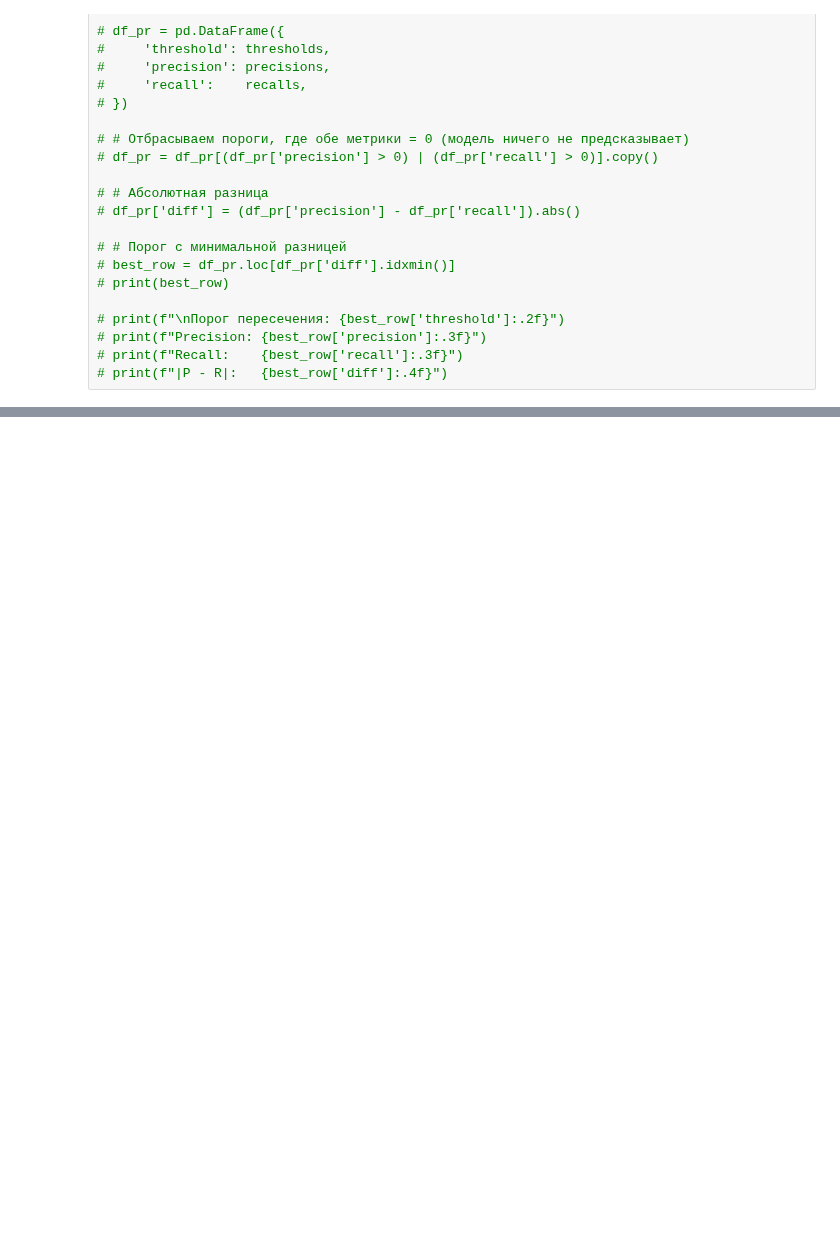
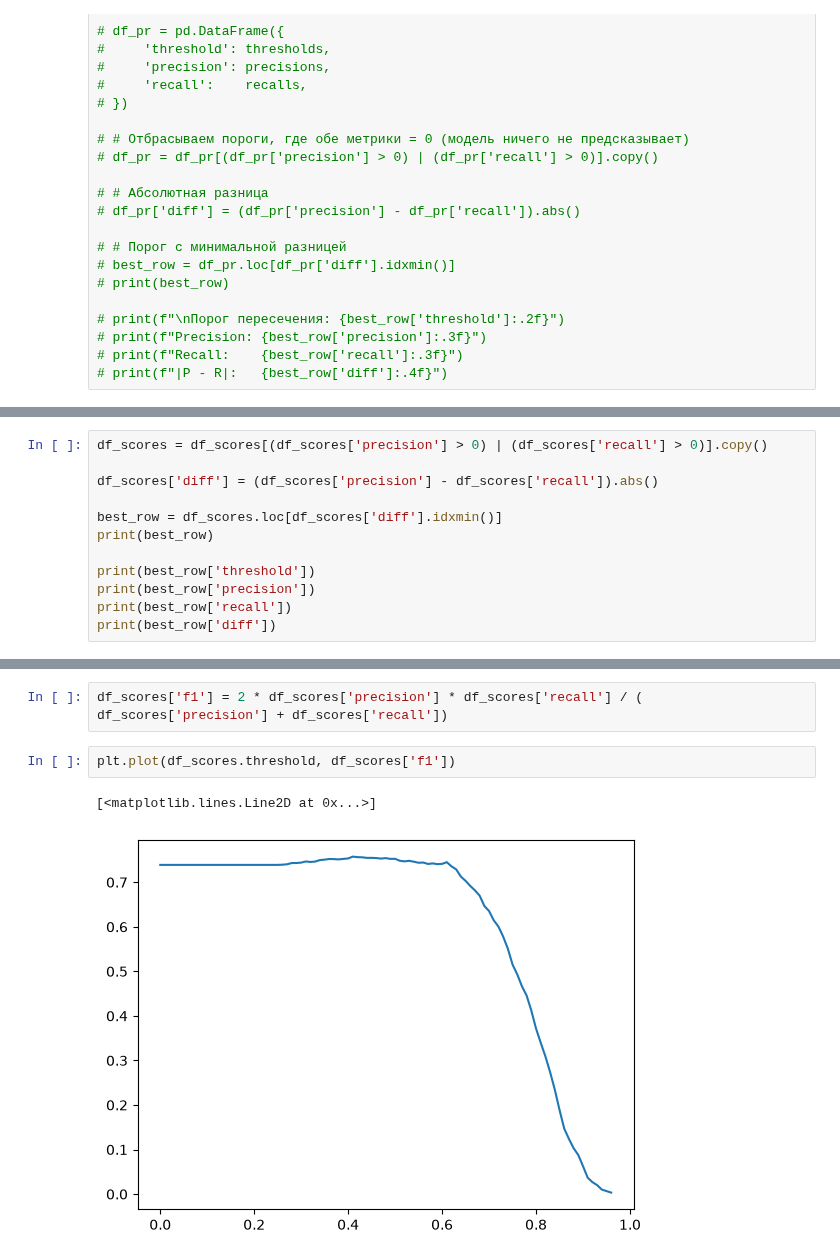
Before and after one commit to pushtaev/machine-learning-homework, a Jupyter notebook: 04-evaluation/Untitled.ipynb, the cells around one changed output, grey strips where cells are left out. Cells and saved outputs as stored; diff of their text form; blank space fills up the shorter version.

```diff
--- a/04-evaluation/Untitled.ipynb
+++ b/04-evaluation/Untitled.ipynb
@@ -282,0 +326,12 @@ np.float64(0.9061433447098977)
+# %%
+df_scores = df_scores[(df_scores['precision'] > 0) | (df_scores['recall'] > 0)].copy()
+
+df_scores['diff'] = (df_scores['precision'] - df_scores['recall']).abs()
+
+best_row = df_scores.loc[df_scores['diff'].idxmin()]
+print(best_row)
+
+print(best_row['threshold'])
+print(best_row['precision'])
+print(best_row['recall'])
+print(best_row['diff'])
@@ -282,0 +355,7 @@ np.float64(0.9061433447098977)
+# %%
+df_scores['f1'] = 2 * df_scores['precision'] * df_scores['recall'] / ( df_scores['precision'] + df_scores['recall'])
+# %%
+plt.plot(df_scores.threshold, df_scores['f1'])
+# %% [output]
+[<matplotlib.lines.Line2D at 0x...>]
+[figure, added]
```
Also changed, not shown: parts of 20 cells of this notebook, 1 other file.
